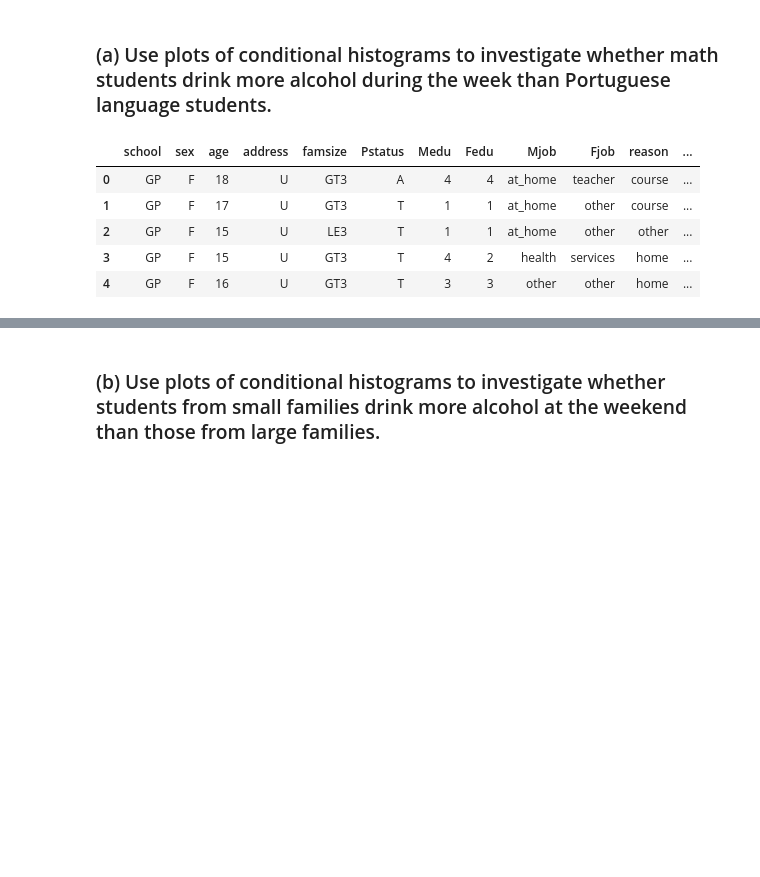
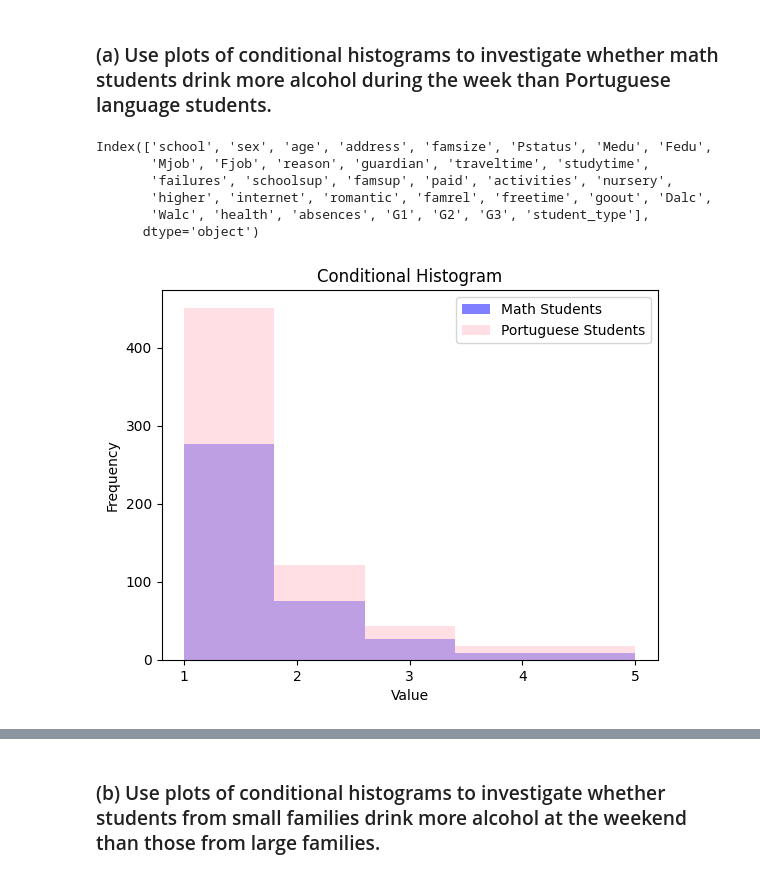
Before and after one commit to LiamWhitenack/STAT-603, a Jupyter notebook: homework2/q2-3.ipynb, the cells around one changed output, grey strips where cells are left out. Saved outputs shown, nothing was run; the diff lists cells and outputs as text; code cells hidden in the pictures; blank space fills up the shorter version.

```diff
--- a/homework2/q2-3.ipynb
+++ b/homework2/q2-3.ipynb
@@ -5,16 +10,30 @@
 # %%
-from pandas import concat, read_csv
+
+from pandas import DataFrame
+
+
 math = read_csv("math-students.csv", sep=";")
 math["student_type"] = "math"
 portuguese = read_csv("portuguese-students.csv", sep=";")
 portuguese["student_type"] = "portuguese"
-df = concat([math, portuguese])
+df: DataFrame = concat([math, portuguese])
+df.columns
+# %% [output]
+Index(['school', 'sex', 'age', 'address', 'famsize', 'Pstatus', 'Medu', 'Fedu',
+       'Mjob', 'Fjob', 'reason', 'guardian', 'traveltime', 'studytime',
+       'failures', 'schoolsup', 'famsup', 'paid', 'activities', 'nursery',
+       'higher', 'internet', 'romantic', 'famrel', 'freetime', 'goout', 'Dalc',
+       'Walc', 'health', 'absences', 'G1', 'G2', 'G3', 'student_type'],
+      dtype='object')
-# %%
-df.head()
-# %% [output]
-|  | school | sex | age | address | famsize | Pstatus | Medu | Fedu | Mjob | Fjob | reason | ... |
-| 0 | GP | F | 18 | U | GT3 | A | 4 | 4 | at_home | teacher | course | ... |
-| 1 | GP | F | 17 | U | GT3 | T | 1 | 1 | at_home | other | course | ... |
-| 2 | GP | F | 15 | U | LE3 | T | 1 | 1 | at_home | other | other | ... |
-| 3 | GP | F | 15 | U | GT3 | T | 4 | 2 | health | services | home | ... |
-| 4 | GP | F | 16 | U | GT3 | T | 3 | 3 | other | other | home | ... |
+# %%
+plt.hist(math.Dalc, label="Math Students", alpha=0.5, bins=5, color="blue")
+plt.hist(portuguese.Dalc, label="Portuguese Students", alpha=0.5, bins=5, color="pink")
+plt.xlabel("Value")
+plt.ylabel("Frequency")
+plt.xticks([1,2,3,4,5])
+plt.title("Conditional Histogram")
+plt.legend()
+plt.savefig("conditional-histogram-transparent.png")
+plt.show()
+# %% [output]
+[figure, added]
```
Also changed, not shown: parts of 13 cells of this notebook, 12 other files.
